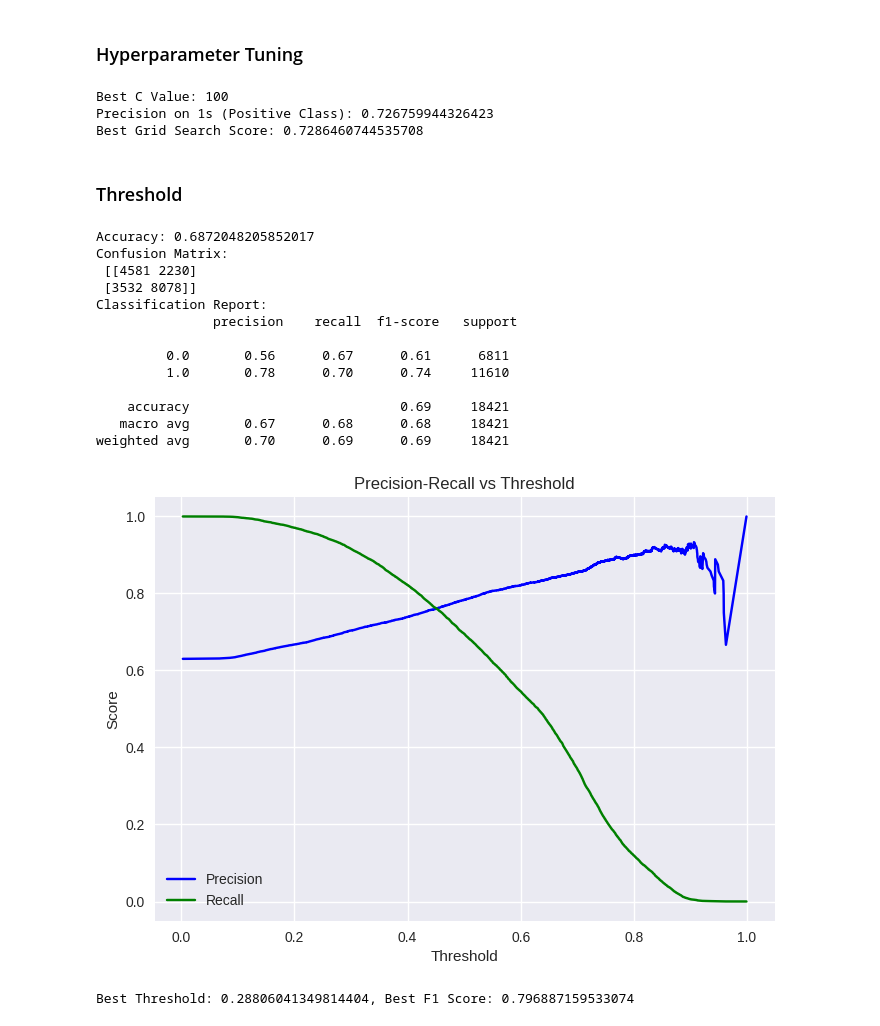
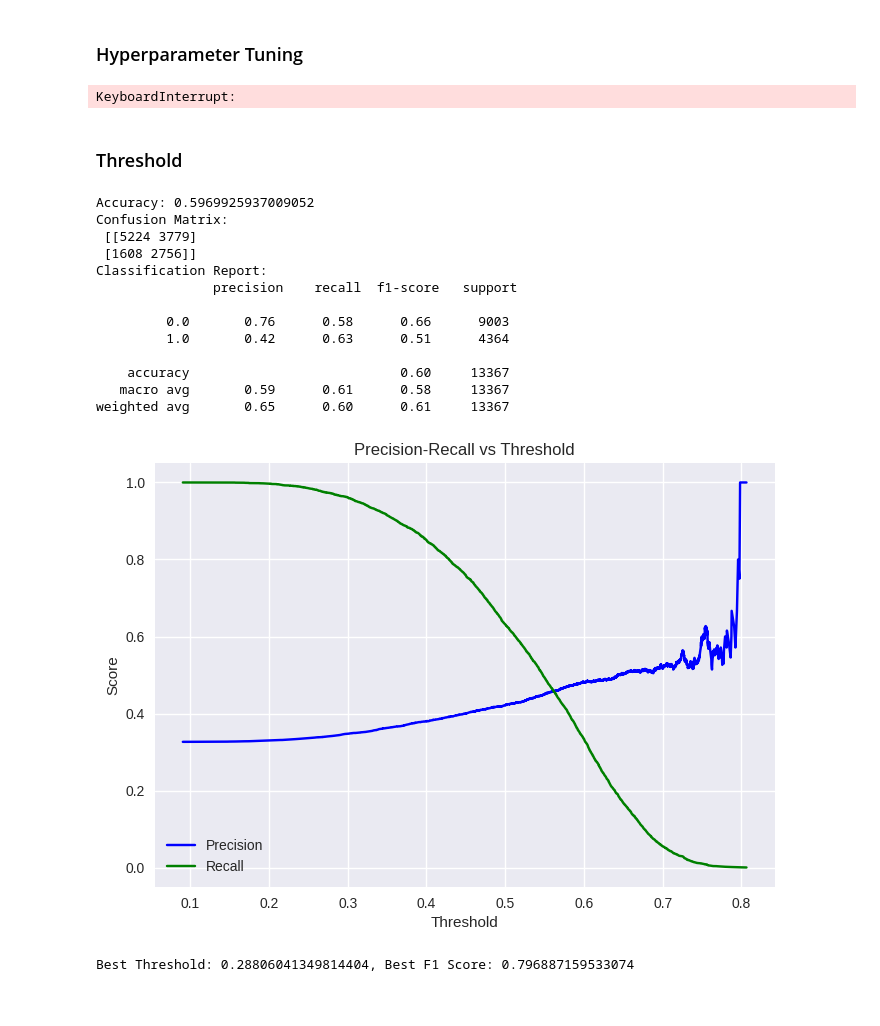
Before and after one commit to TheGooseGuy/Insurance-Product-Prediction, a Jupyter notebook: Data_preprocessing.ipynb, the cells around one changed output. Drawn from its saved outputs; the diff is of its cells as text; code cells hidden in the pictures.

```diff
--- a/Data_preprocessing.ipynb
+++ b/Data_preprocessing.ipynb
@@ -525,0 +895,8 @@ y = train_data_standardized['IS_BOUND']
+# %%
+combined_data.drop(columns = 'QUOTEDATE', axis=1, inplace = True)
+
+
+num_cols = list(combined_data.select_dtypes(include=['float64', 'int64']).columns)
+
+num_cols.remove('IS_BOUND')
+num_cols
@@ -525,0 +915,6 @@ y = train_data_standardized['IS_BOUND']
+# %%
+scaler = StandardScaler()
+
+combined_data[num_cols] = scaler.fit_transform(combined_data[num_cols])
+
+combined_data.head()
@@ -526,3 +929,9 @@ y = train_data_standardized['IS_BOUND']
+# %%
+condition = (combined_data['IS_BOUND'].isnull())
+
+train_data = combined_data[~condition]
+
+test_data = combined_data[condition]
 # %% [markdown]
 # Modelling Method 1 - Logistic Regression
 # %% [markdown]
@@ -645,2 +1081,16 @@ X_resampled, y_resampled = smoteenn.fit_resample(X, y)
+# %%
+from sklearn.utils import resample
+
+majority_class = train_data[train_data['IS_BOUND'] == 0]
+minority_class = train_data[train_data['IS_BOUND'] == 1]
+
+# Downsample majority class
+majority_class_downsampled = resample(majority_class,
+                                      replace=False,
+                                      n_samples=len(minority_class) * 2,  # Example: 2x minority samples
+                                      random_state=42)
+
+# Combine back
+train_data_downsampled = pd.concat([majority_class_downsampled, minority_class])
 # %%
 log_reg(X_resampled, y_resampled)
@@ -766,8 +1205,8 @@ from sklearn.linear_model import LogisticRegression
 from sklearn.model_selection import GridSearchCV
 from sklearn.metrics import precision_score
 
-X = X_resampled
-y = y_resampled
+X = train_data_downsampled.drop(columns=['IS_BOUND'])
+y = train_data_downsampled['IS_BOUND']
 
 X_train, X_test, y_train, y_test = train_test_split(X, y, test_size=0.2, random_state=64)
 param_grid = {'C': [0.01, 0.1, 1, 10, 100]}  # You can extend or modify this range
@@ -799,53 +1238,51 @@ print(f"Precision on 1s (Positive Class): {precision}")
 # Optionally: You can also check the best score from GridSearchCV
 print(f"Best Grid Search Score: {grid_search.best_score_}")
 # %% [output]
-Best C Value: 100
-Precision on 1s (Positive Class): 0.726759944326423
-Best Grid Search Score: 0.7286460744535708
+KeyboardInterrupt:
 # %% [markdown]
 ### Threshold
 # %%
-X = X_resampled#_pca[:, selected_features]
-y = y_resampled
+X = train_data_downsampled.drop(columns=['IS_BOUND'])
+y = train_data_downsampled['IS_BOUND']
 
 X_train, X_test, y_train, y_test = train_test_split(X, y, test_size=0.2, random_state=64)
 
 model = LogisticRegression(class_weight="balanced", C = 0.1, random_state=89, max_iter=1000)
 model.fit(X_train, y_train)
 
 y_pred = model.predict(X_test) # Prediction
 
 # Evaluate the model
 print("Accuracy:", accuracy_score(y_test, y_pred))
 print("Confusion Matrix:\n", confusion_matrix(y_test, y_pred))
 print("Classification Report:\n", classification_report(y_test, y_pred))
 
 y_proba = model.predict_proba(X_test)[:, 1] # Predicted Probabilities
 
 
 precision, recall, thresholds = precision_recall_curve(y_test, y_proba)
 plt.plot(thresholds, precision[:-1], 'b-', label='Precision')
 plt.plot(thresholds, recall[:-1], 'g-', label='Recall')
 plt.xlabel('Threshold')
 plt.ylabel('Score')
 plt.title('Precision-Recall vs Threshold')
 plt.legend(loc='best')
 plt.show()
 # %% [output]
-Accuracy: 0.6872048205852017
+Accuracy: 0.5969925937009052
 Confusion Matrix:
- [[4581 2230]
- [3532 8078]]
+ [[5224 3779]
+ [1608 2756]]
 Classification Report:
                precision    recall  f1-score   support
 
-         0.0       0.56      0.67      0.61      6811
-         1.0       0.78      0.70      0.74     11610
+         0.0       0.76      0.58      0.66      9003
+         1.0       0.42      0.63      0.51      4364
 
-    accuracy                           0.69     18421
-   macro avg       0.67      0.68      0.68     18421
-weighted avg       0.70      0.69      0.69     18421
+    accuracy                           0.60     13367
+   macro avg       0.59      0.61      0.58     13367
+weighted avg       0.65      0.60      0.61     13367
-[figure, old version]
+[figure, new version]
 # %%
 from sklearn.metrics import f1_score
 
```
Also changed, not shown: parts of 26 cells of this notebook.
